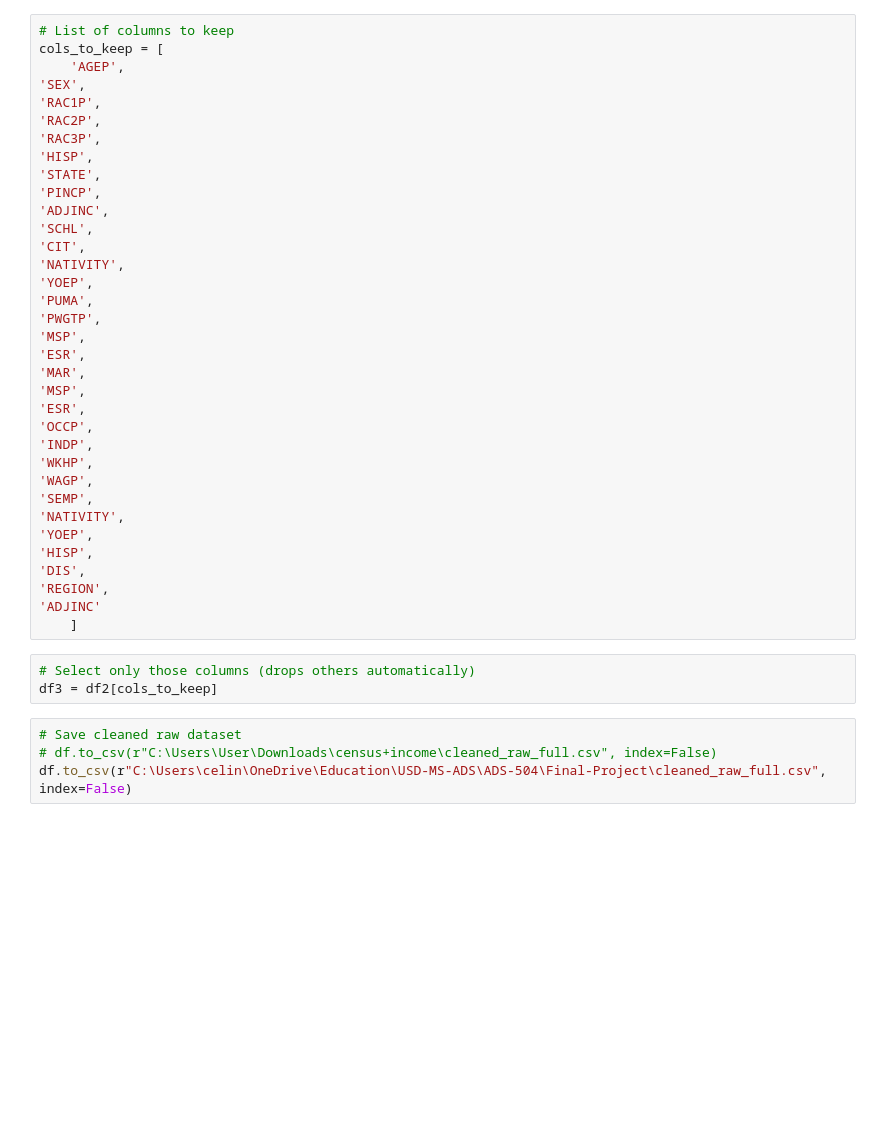
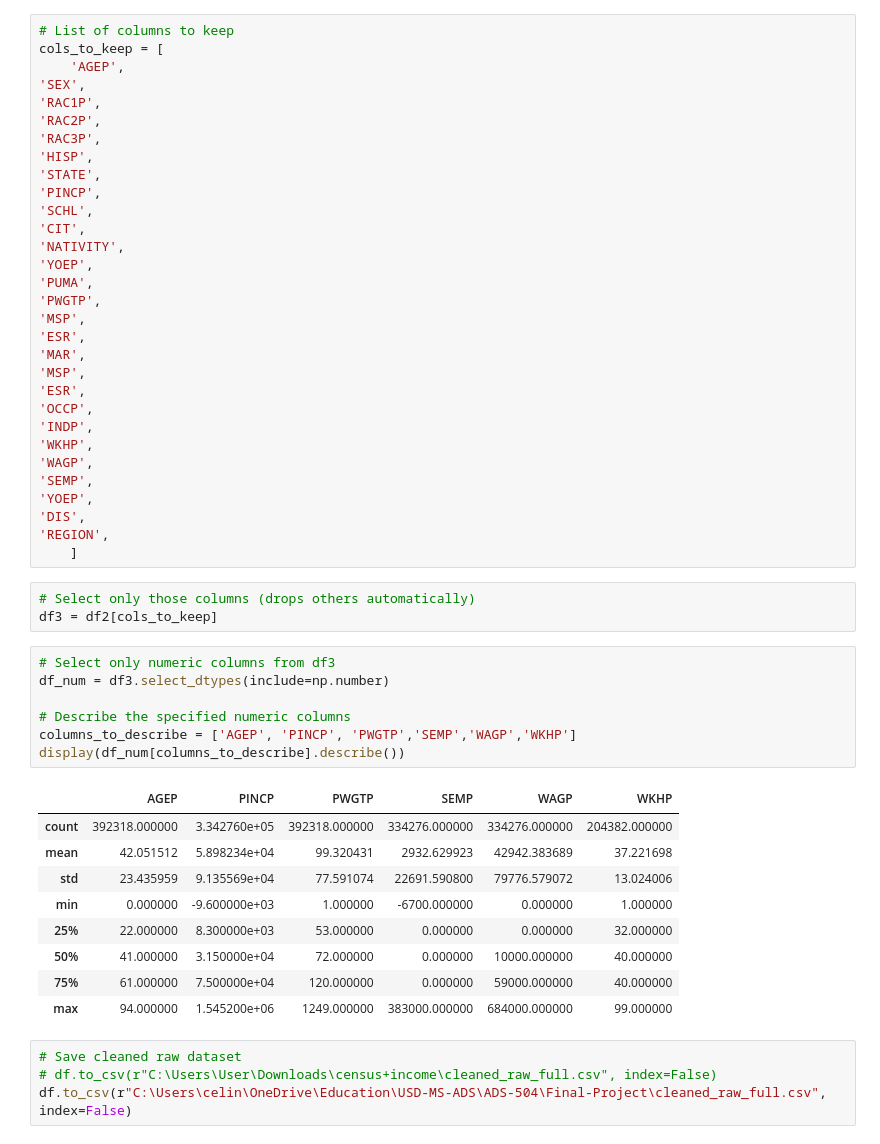
Before and after one commit to vxdao01/504, a Jupyter notebook: final-edit.ipynb, the cells around one changed output. Drawn from its saved outputs; the diff is of its cells as text; blank space fills up the shorter version.

Commit message:
Summary statistics for numeric columns.

```diff
--- a/final-edit.ipynb
+++ b/final-edit.ipynb
@@ -208,7 +208,6 @@ cols_to_keep = [
 'HISP',
 'STATE',
 'PINCP',
-'ADJINC',
 'SCHL',
 'CIT',
 'NATIVITY',
@@ -225,16 +224,30 @@ cols_to_keep = [
 'WKHP',
 'WAGP',
 'SEMP',
-'NATIVITY',
 'YOEP',
-'HISP',
 'DIS',
 'REGION',
-'ADJINC'
     ]
 # %%
 # Select only those columns (drops others automatically)
 df3 = df2[cols_to_keep]
+# %%
+# Select only numeric columns from df3
+df_num = df3.select_dtypes(include=np.number)
+
+# Describe the specified numeric columns
+columns_to_describe = ['AGEP', 'PINCP', 'PWGTP','SEMP','WAGP','WKHP']
+display(df_num[columns_to_describe].describe())
+# %% [output]
+|  | AGEP | PINCP | PWGTP | SEMP | WAGP | WKHP |
+| count | 392318.000000 | 3.342760e+05 | 392318.000000 | 334276.000000 | 334276.000000 | 204382.000000 |
+| mean | 42.051512 | 5.898234e+04 | 99.320431 | 2932.629923 | 42942.383689 | 37.221698 |
+| std | 23.435959 | 9.135569e+04 | 77.591074 | 22691.590800 | 79776.579072 | 13.024006 |
+| min | 0.000000 | -9.600000e+03 | 1.000000 | -6700.000000 | 0.000000 | 1.000000 |
+| 25% | 22.000000 | 8.300000e+03 | 53.000000 | 0.000000 | 0.000000 | 32.000000 |
+| 50% | 41.000000 | 3.150000e+04 | 72.000000 | 0.000000 | 10000.000000 | 40.000000 |
+| 75% | 61.000000 | 7.500000e+04 | 120.000000 | 0.000000 | 59000.000000 | 40.000000 |
+| max | 94.000000 | 1.545200e+06 | 1249.000000 | 383000.000000 | 684000.000000 | 99.000000 |
 # %%
 # Save cleaned raw dataset
 # df.to_csv(r"C:\Users\User\Downloads\census+income\cleaned_raw_full.csv", index=False)
```
